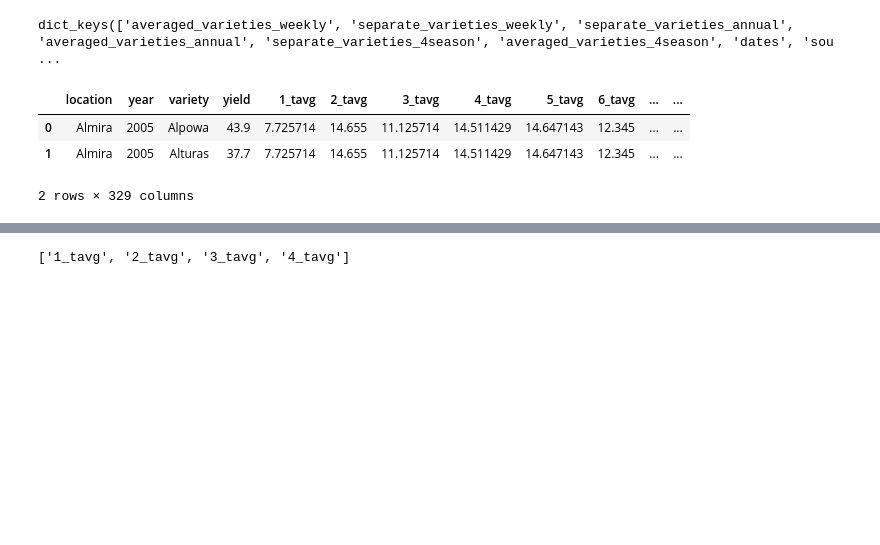
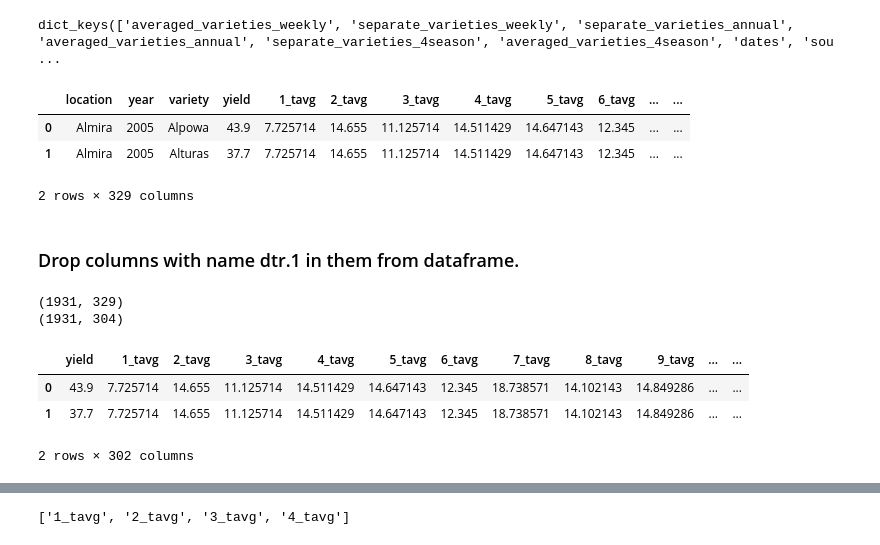
Before and after one commit to ehsun18/wheat_modeling, a Jupyter notebook: HN/00_prepare_data_4_mvts_transformer.ipynb, the cells around one changed output, grey strips where cells are left out. Drawn from its saved outputs; the diff is of its cells as text; code cells hidden in the pictures; blank space fills up the shorter version.

```diff
--- a/HN/00_prepare_data_4_mvts_transformer.ipynb
+++ b/HN/00_prepare_data_4_mvts_transformer.ipynb
@@ -53,3 +54,27 @@ separate_varieties_weekly.head(2)
 | 0 | Almira | 2005 | Alpowa | 43.9 | 7.725714 | 14.655 | 11.125714 | 14.511429 | 14.647143 | 12.345 | ... | ... |
 | 1 | Almira | 2005 | Alturas | 37.7 | 7.725714 | 14.655 | 11.125714 | 14.511429 | 14.647143 | 12.345 | ... | ... |
 2 rows × 329 columns
+# %% [markdown]
+### Drop columns with name dtr.1 in them from dataframe.
+# %%
+print (separate_varieties_weekly.shape)
+dt1_cols = [s for s in separate_varieties_weekly.columns if "dtr.1" in s]
+separate_varieties_weekly.drop(columns=dt1_cols, inplace=True)
+print (separate_varieties_weekly.shape)
+# %% [output]
+(1931, 329)
+(1931, 304)
+# %%
+## Get rid of location, year, variety and turn them into ID
+separate_varieties_weekly["ID"] = separate_varieties_weekly["location"] + "_" +\
+                                  separate_varieties_weekly["year"].astype(str) + "_" +\
+                                  separate_varieties_weekly["variety"]
+
+
+separate_varieties_weekly.drop(columns=["location", "year", "variety"], inplace=True)
+separate_varieties_weekly.head(2)
+# %% [output]
+|  | yield | 1_tavg | 2_tavg | 3_tavg | 4_tavg | 5_tavg | 6_tavg | 7_tavg | 8_tavg | 9_tavg | ... | ... |
+| 0 | 43.9 | 7.725714 | 14.655 | 11.125714 | 14.511429 | 14.647143 | 12.345 | 18.738571 | 14.102143 | 14.849286 | ... | ... |
+| 1 | 37.7 | 7.725714 | 14.655 | 11.125714 | 14.511429 | 14.647143 | 12.345 | 18.738571 | 14.102143 | 14.849286 | ... | ... |
+2 rows × 302 columns
```
Also changed, not shown: parts of 45 cells of this notebook, 3 other files.
